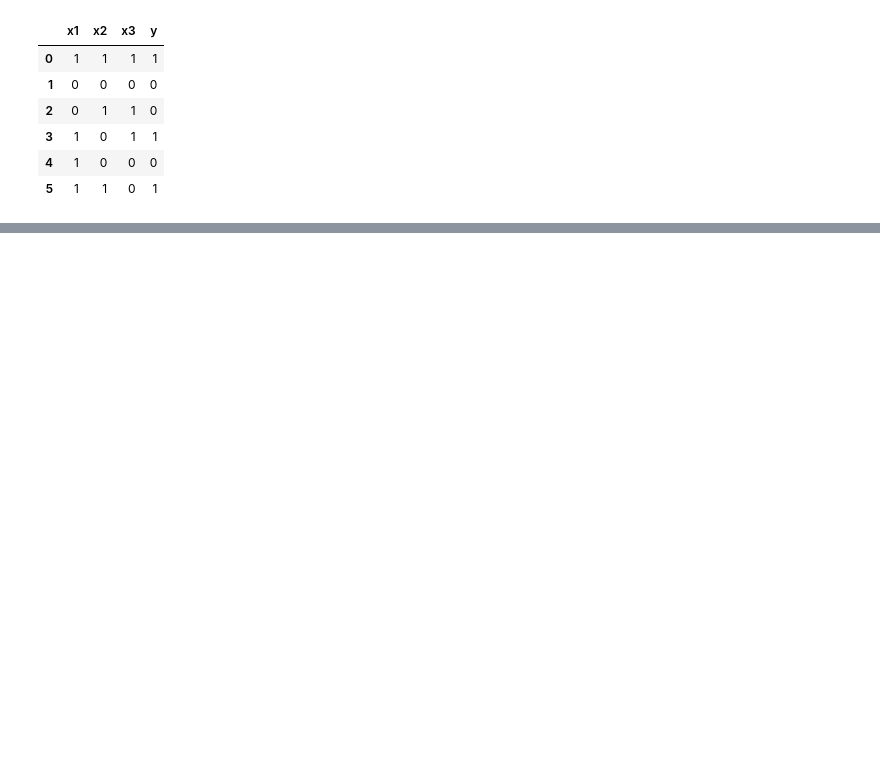
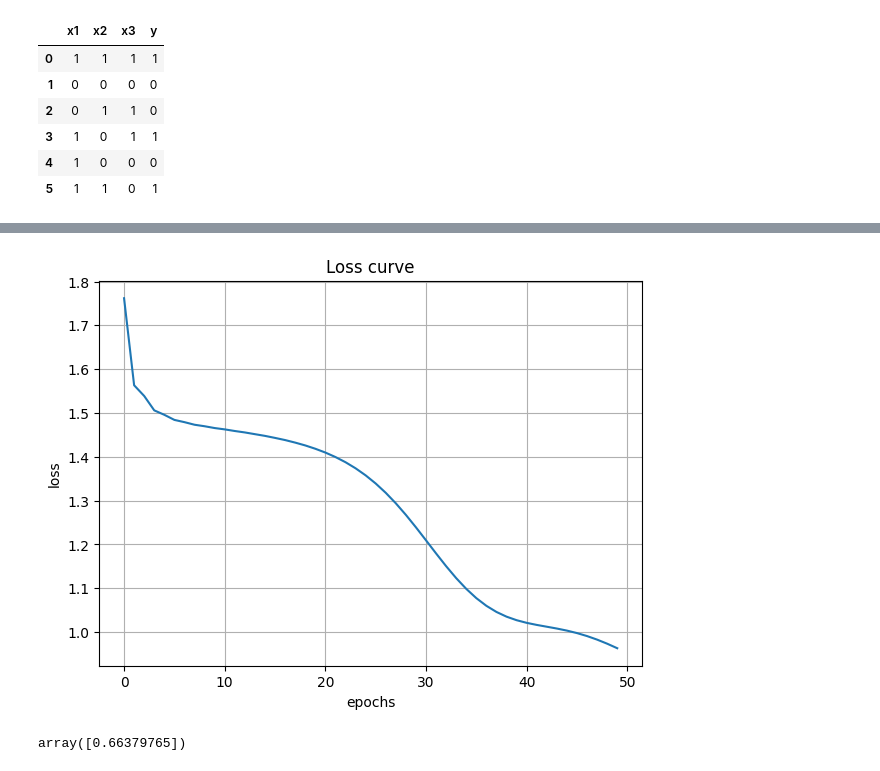
Before and after one commit to anasnafis77/machine-learning-from-scratch, a Jupyter notebook: neural-networks.ipynb, the cells around one changed output, grey strips where cells are left out. Saved outputs shown, nothing was run; the diff lists cells and outputs as text; code cells hidden in the pictures; blank space fills up the shorter version.

```diff
--- a/neural-networks.ipynb
+++ b/neural-networks.ipynb
@@ -90,4 +86,4 @@ y_data:
 # %%
 NN_model = NeuralNetwork(x_data.shape, y_data.shape, n_node=5)
-NN_model.train(x_data, y_data, epochs=10)
+history = NN_model.train(x_data, y_data, epochs=50, learning_rate=1)
 # %% [output]
@@ -94,0 +107,16 @@ ValueError: shapes (5,) and (1,) not aligned: 5 (dim 0) != 1 (dim 0)
+# %%
+from matplotlib import pyplot as plt
+
+fig, ax = plt.subplots(1,1, figsize=(7, 5))
+ax.plot(history['epochs'], history['loss'])
+ax.set_xlabel('epochs')
+ax.set_ylabel('loss')
+ax.set_title('Loss curve')
+ax.grid()
+# %% [output]
+[figure, added]
+# %%
+# prediction
+NN_model.predict([1, 1, 1])
+# %% [output]
+array([0.66379765])
```
Also changed, not shown: parts of 5 cells of this notebook.
